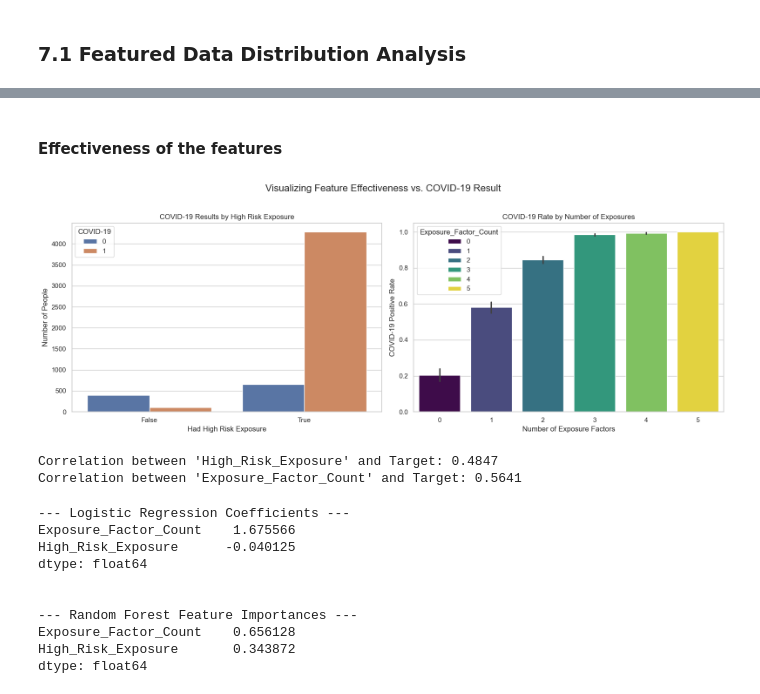
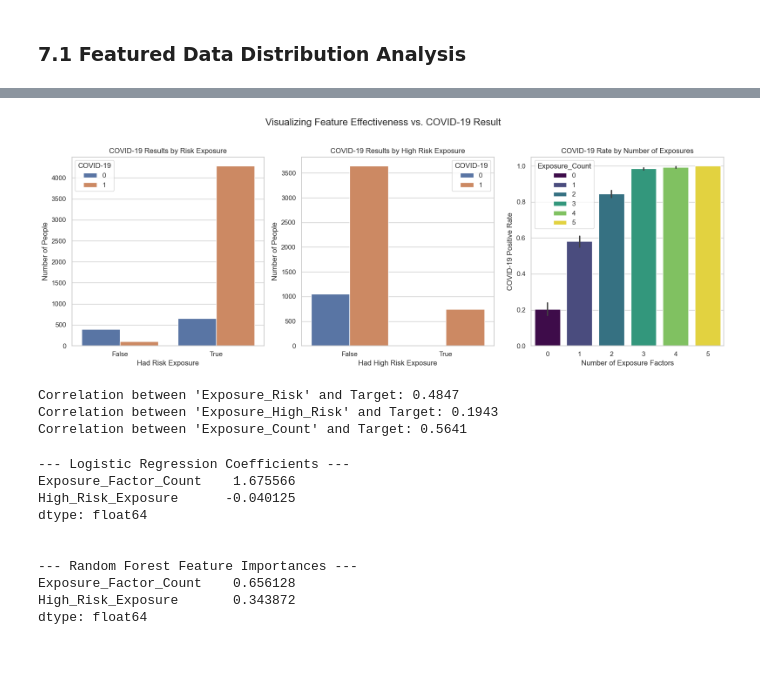
Before and after one commit to IzamAriff/BDA_PROJECT, a Jupyter notebook: main.ipynb, the cells around one changed output, grey strips where cells are left out. Cells and saved outputs as stored; diff of their text form; code cells hidden in the pictures; blank space fills up the shorter version.

```diff
--- a/main.ipynb
+++ b/main.ipynb
@@ -21,7 +21,7 @@ The COVID-19 pandemic prompted a global need for predictive systems to identify
 # %%
 import pandas as pd
 
-raw_df = pd.read_csv("Covid-19_Confirmed_Case_Prediction.csv")
+raw_df = pd.read_csv("https://github.com/IzamAriff/BDA_PROJECT/raw/e11221777ce7a1f44ad9c9e5774a0d5d49fd07fd/Covid-19_Confirmed_Case_Prediction.csv")
 
 raw_df.head(10)
 # %% [output]
@@ -474,7 +576,7 @@ import pandas as pd
 # 1. Engineer the count features
 # These columns will store the total number of symptoms, exposures, etc., for each person.
 clean_df['Symptom_Count'] = clean_df[symptoms].sum(axis=1)
-clean_df['Exposure_Factor_Count'] = clean_df[exposure_factors].sum(axis=1)
+clean_df['Exposure_Count'] = clean_df[exposure_factors].sum(axis=1)
 clean_df['Comorbidity_Count'] = clean_df[comorbidities].sum(axis=1)
 
 # 2. Create a grid of plots for comparison
@@ -633,45 +937,42 @@ Text(4, 0.4, 'Infection Probability: 99%')
-# %% [markdown]
-#### Effectiveness of the features
 # %%
-# 1. Engineer the features as you defined them
-clean_df['High_Risk_Exposure'] = (clean_df['Contact with COVID Patient'] == 1 ) | \
-                                 (clean_df['Abroad travel'] == 1) | \
-                                 (clean_df['Attended Large Gathering'] == 1) | \
-                                 (clean_df['Visited Public Exposed Places'] == 1) | \
-                                 (clean_df['Family working in Public Exposed Places'] == 1)
-
-clean_df['Exposure_Factor_Count'] = clean_df[exposure_factors].sum(axis=1)
-
 # 2. Visualize the effectiveness of the features
-fig, axes = plt.subplots(1, 2, figsize=(16, 6))
+fig, axes = plt.subplots(1, 3, figsize=(16, 6))
 fig.suptitle('Visualizing Feature Effectiveness vs. COVID-19 Result', fontsize=16)
 
 # Plot for High_Risk_Exposure (Binary Feature)
-sns.countplot(ax=axes[0], data=clean_df, x='High_Risk_Exposure', hue='COVID-19')
-axes[0].set_title('COVID-19 Results by High Risk Exposure')
-axes[0].set_xlabel('Had High Risk Exposure')
+sns.countplot(ax=axes[0], data=clean_df, x='Exposure_Risk', hue='COVID-19')
+axes[0].set_title('COVID-19 Results by Risk Exposure')
+axes[0].set_xlabel('Had Risk Exposure')
 axes[0].set_ylabel('Number of People')
+
+sns.countplot(ax=axes[1], data=clean_df, x='Exposure_High_Risk', hue='COVID-19')
+axes[1].set_title('COVID-19 Results by High Risk Exposure')
+axes[1].set_xlabel('Had High Risk Exposure')
+axes[1].set_ylabel('Number of People')
 
 # Plot for Exposure_Factor_Count (Numerical Feature)
 # This plot shows the mean of COVID-19_Result (i.e., the infection rate) for each count.
-sns.barplot(ax=axes[1], data=clean_df, x='Exposure_Factor_Count', y='COVID-19', palette='viridis',  hue='Exposure_Factor_Count')
-axes[1].set_title('COVID-19 Rate by Number of Exposures')
-axes[1].set_xlabel('Number of Exposure Factors')
-axes[1].set_ylabel('COVID-19 Positive Rate')
+sns.barplot(ax=axes[2], data=clean_df, x='Exposure_Count', y='COVID-19', palette='viridis',  hue='Exposure_Count')
+axes[2].set_title('COVID-19 Rate by Number of Exposures')
+axes[2].set_xlabel('Number of Exposure Factors')
+axes[2].set_ylabel('COVID-19 Positive Rate')
 
 plt.tight_layout(rect=[0, 0, 1, 0.96])
 plt.show()
 
 # Calculate the correlation of each engineered feature with the target
-correlation_high_risk = clean_df['High_Risk_Exposure'].corr(clean_df['COVID-19'])
-correlation_count = clean_df['Exposure_Factor_Count'].corr(clean_df['COVID-19'])
+correlation_risk = clean_df['Exposure_Risk'].corr(clean_df['COVID-19'])
+correlation_high_risk = clean_df['Exposure_High_Risk'].corr(clean_df['COVID-19'])
+correlation_count = clean_df['Exposure_Count'].corr(clean_df['COVID-19'])
 
-print(f"Correlation between 'High_Risk_Exposure' and Target: {correlation_high_risk:.4f}")
-print(f"Correlation between 'Exposure_Factor_Count' and Target: {correlation_count:.4f}")
+print(f"Correlation between 'Exposure_Risk' and Target: {correlation_risk:.4f}")
+print(f"Correlation between 'Exposure_High_Risk' and Target: {correlation_high_risk:.4f}")
+print(f"Correlation between 'Exposure_Count' and Target: {correlation_count:.4f}")
 # %% [output]
-[figure, old version]
+[figure, new version]
-Correlation between 'High_Risk_Exposure' and Target: 0.4847
-Correlation between 'Exposure_Factor_Count' and Target: 0.5641
+Correlation between 'Exposure_Risk' and Target: 0.4847
+Correlation between 'Exposure_High_Risk' and Target: 0.1943
+Correlation between 'Exposure_Count' and Target: 0.5641
 # %%
 from sklearn.model_selection import train_test_split
 from sklearn.linear_model import LogisticRegression
```
Also changed, not shown: parts of 69 cells of this notebook, 1 other file.
